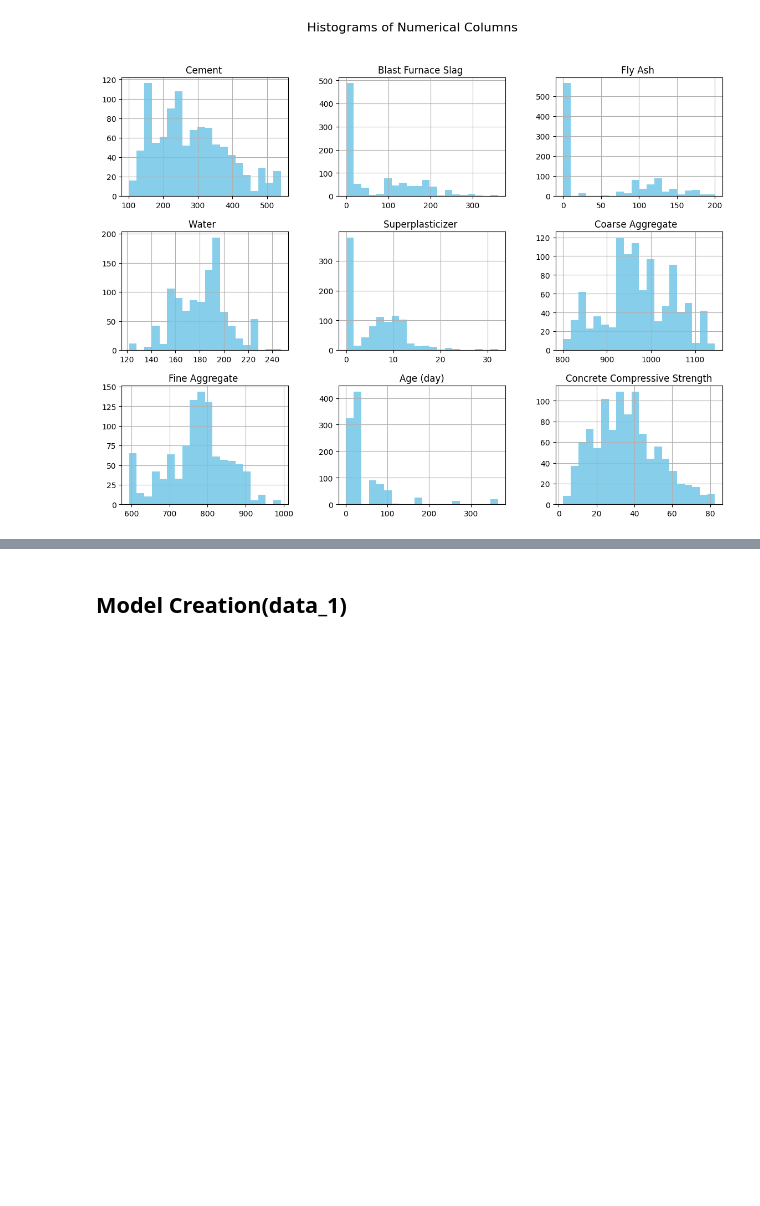
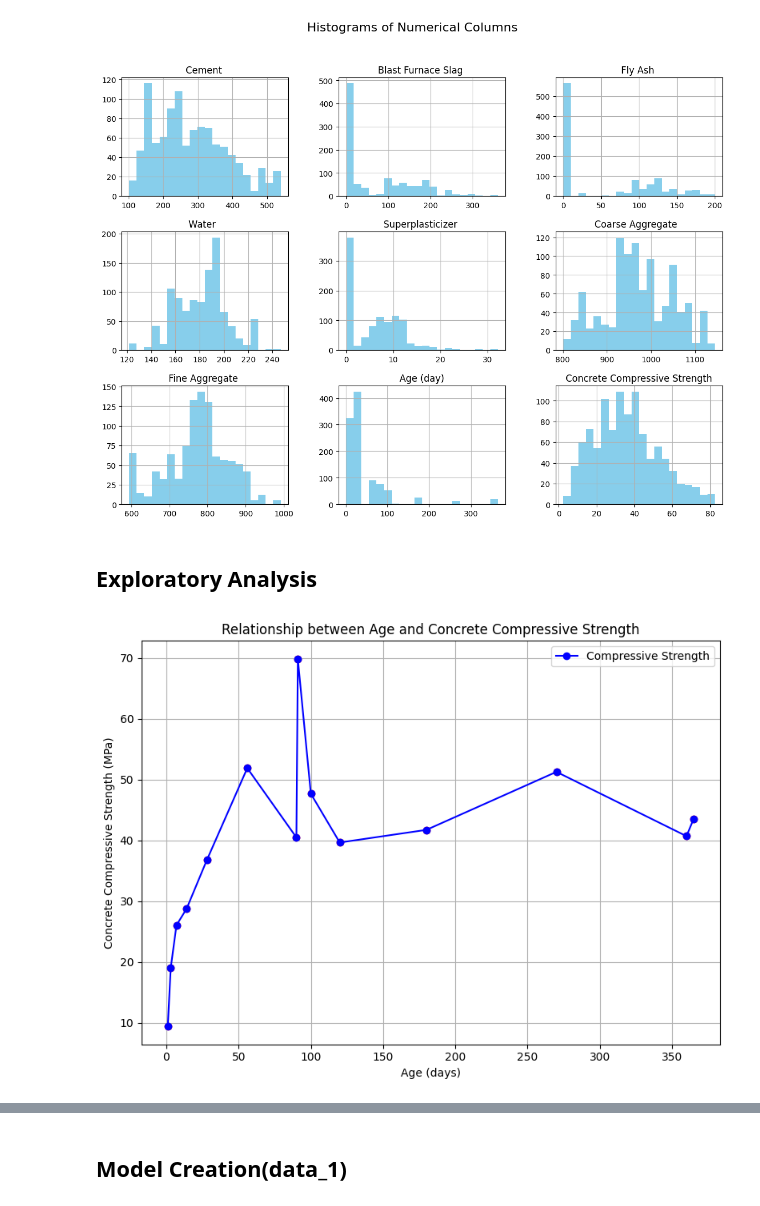
Before and after one commit to Taiwo220/Modelling_Cement_Concrete, a Jupyter notebook: Concrete Strength Prediction.ipynb, the cells around one changed output, grey strips where cells are left out. Drawn from its saved outputs; the diff is of its cells as text; code cells hidden in the pictures; blank space fills up the shorter version.

```diff
--- a/Concrete Strength Prediction.ipynb
+++ b/Concrete Strength Prediction.ipynb
@@ -128,0 +123,21 @@ data_5 = df[df['Age (day)'].isin(range(29, df['Age (day)'].max() + 1))]
+# %% [markdown]
+## Exploratory Analysis
+# %%
+compressive_strength_and_age=pd.pivot_table(data=df,index='Age (day)',values= 'Concrete Compressive Strength')
+# Plot the data
+plt.figure(figsize=(8, 6))
+plt.plot(compressive_strength_and_age.index, compressive_strength_and_age.values, marker='o', linestyle='-', color='b', label='Compressive Strength')
+
+plt.xlabel('Age (days)')
+plt.ylabel('Concrete Compressive Strength (MPa)')
+plt.title('Relationship between Age and Concrete Compressive Strength')
+plt.grid(True)
+plt.legend()
+
+plt.scatter(compressive_strength_and_age.index, compressive_strength_and_age.values, color='red')
+
+# Show plot
+plt.tight_layout()
+plt.show()
+# %% [output]
+[figure, added]
```
Also changed, not shown: parts of 10 cells of this notebook.
